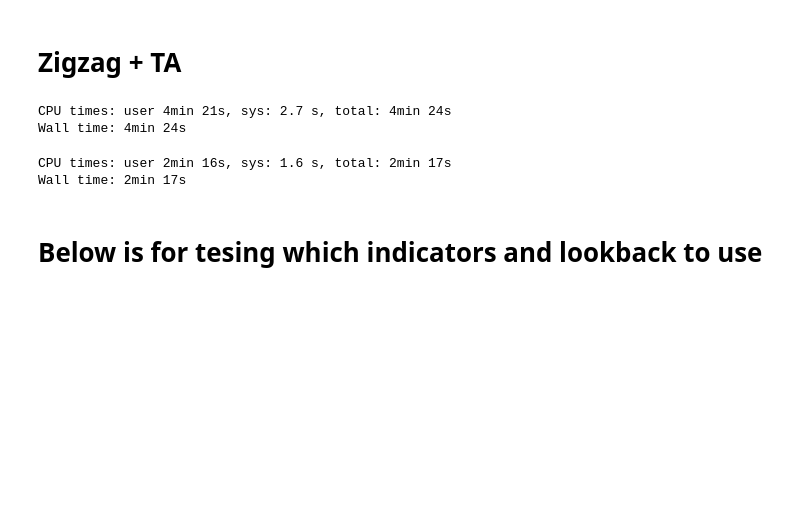
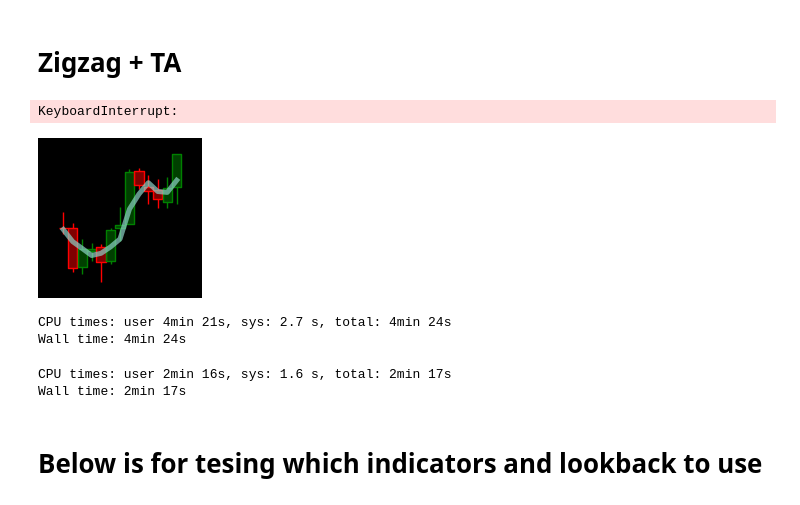
Before and after one commit to jnani1972/AI-for-Trading, a Jupyter notebook: CNN_image_v2/data_generation_ta.ipynb, the cells around one changed output. Cells and saved outputs as stored; diff of their text form; code cells hidden in the pictures; blank space fills up the shorter version.

```diff
--- a/CNN_image_v2/data_generation_ta.ipynb
+++ b/CNN_image_v2/data_generation_ta.ipynb
@@ -41,27 +40,37 @@ df1 = df1.fillna(0)
 # %%
 %%time
 ##### BUY/SELL TRAINING DATA
 dim = 2
 lookback = 12
 df = df1.reset_index().copy()
 
 # custom colors (mainly to make the background black)
 # Create my own `marketcolors` to use with the `nightclouds` style:
 mc = mpf.make_marketcolors(up='g',down='r',inherit=True, alpha=0.5)
 
 # Create a new style based on `nightclouds` but with my own `marketcolors`:
 s  = mpf.make_mpf_style(base_mpf_style='nightclouds',marketcolors=mc)
 
 for i in range(lookback, len(df1)-lookback):
 
-    apds = [mpf.make_addplot(df[i-lookback:i].SMA, alpha=0.7)]
+    apds = [mpf.make_addplot(df[i-lookback:i+1].SMA, alpha=0.7)]
 
-    if df.loc[i,"close"] > df.loc[i+1,"close"]:
+    if df.loc[i+1,"close"] < df.loc[i,"close"]:
         path = "sell"
-    else:
+    elif df.loc[i+1,"close"] > df.loc[i,"close"]:
         path = "buy"
 
-    mpf.plot(df1[i-lookback:i], addplot=apds, type="candle", style=s, scale_width_adjustment=dict(volume=1,candle=1.5), axisoff=True, figsize=(dim,dim), volume=False, savefig=dict(fname="data2/train/" + path + "/" + str(i) + '.png',bbox_inches='tight', pad_inches=0))
+#     if i == 22:
+#         mpf.plot(df1[i-lookback:i+1], addplot=apds, type="candle", style=s, scale_width_adjustment=dict(volume=1,candle=1.5), axisoff=True, figsize=(dim,dim), volume=False)
+#         print(df.loc[i,"close"])
+#         print(df.loc[i+1,"close"])
+#         print(df.loc[i+1,"close"] < df.loc[i,"close"])
+#         break
+
+    mpf.plot(df1[i-lookback:i+1], addplot=apds, type="candle", style=s, scale_width_adjustment=dict(volume=1,candle=1.5), axisoff=True, figsize=(dim,dim), volume=False, savefig=dict(fname="data2/train/" + path + "/" + str(i) + '.png',bbox_inches='tight', pad_inches=0))
+# %% [output]
+KeyboardInterrupt:
+[figure, added]
 # %%
 %%time
 ##### BUY/SELL TRAINING DATA
```
Also changed, not shown: parts of 1 cell of this notebook, 1 other file.
